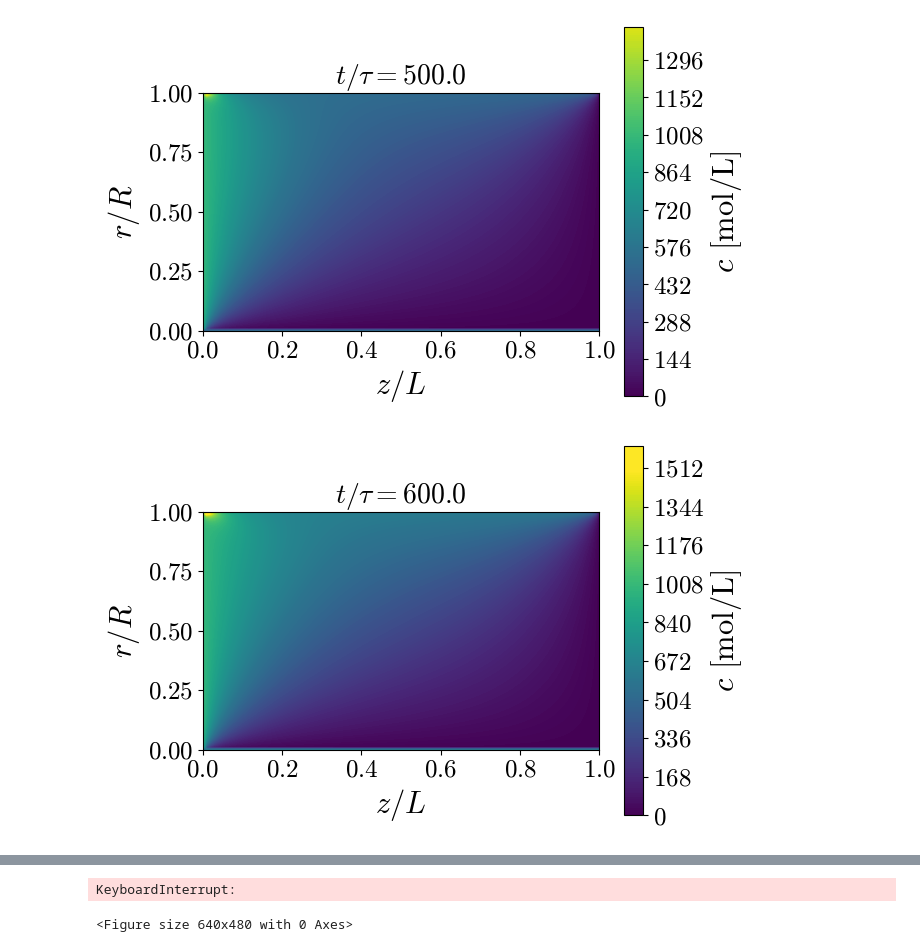
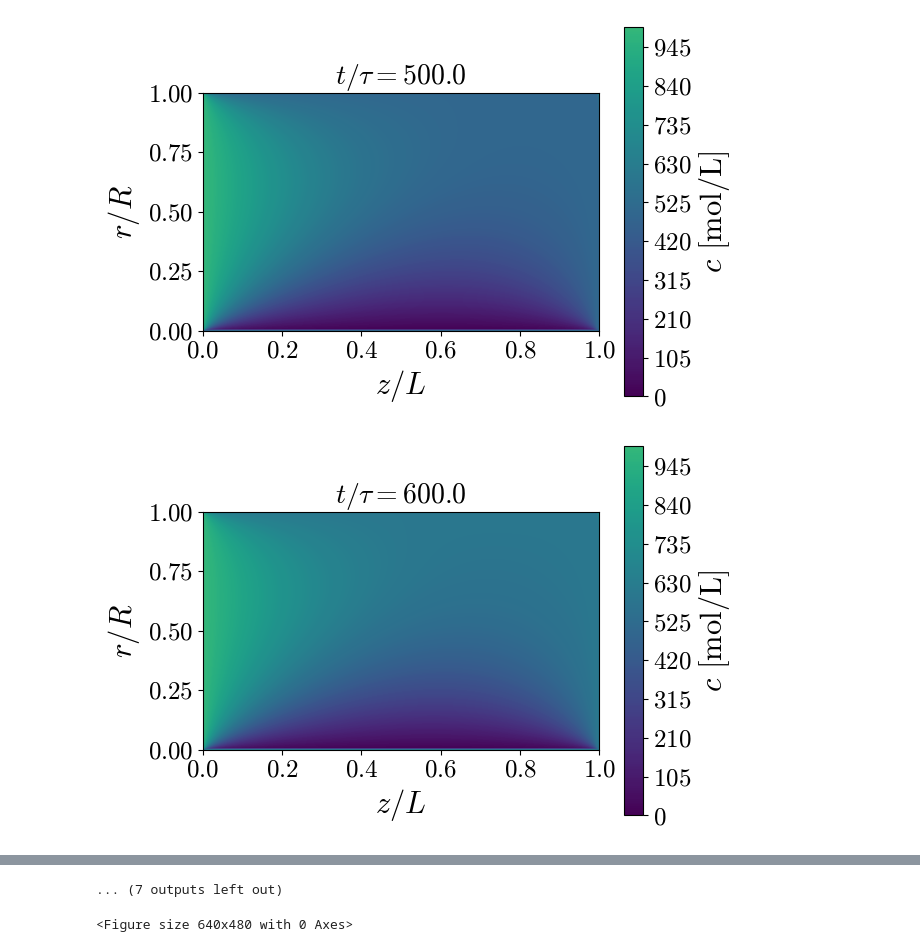
Before and after one commit to TrymNOHG/electro-filter, a Jupyter notebook: waterfilt.ipynb, the cells around one changed output, grey strips where cells are left out. Drawn from its saved outputs; the diff is of its cells as text; code cells hidden in the pictures.

```diff
--- a/waterfilt.ipynb
+++ b/waterfilt.ipynb
@@ -21,12 +21,12 @@ def contour_plot(Z, R, C, cmap='viridis', cbar_label=r'$c$ [mol/L]'):
     plt.gca().set_aspect(aspect=0.6, adjustable='box')
 # %%
 # Global model parameters
-R, L, tf = 1, 1, 3000
+R, L, tf = 1, 1, 5000
 domain = [[0, R], [0, L], [0, tf]]
 
-D, A, B = 1.5, 5.5, 1
+D, A, B = 1, 0.1, 0.1
 
-M, K = 100, 1
+M, K = 200, 1
 h, ht = 1/M, 1/K
 
 z = np.linspace(domain[1][0], domain[1][1], M+1)
@@ -58,7 +58,7 @@ def coeff_matrix(M):
 
     return A
 # %%
-def boundary_vector(grid, k, BC, M):
+def boundary_vector(grid, k, BC, M, Ck):
   z, r = grid
   g1, g2, g3, g4 = BC
 
@@ -66,7 +66,8 @@ def boundary_vector(grid, k, BC, M):
   G = np.zeros((M-1, M-1))
   G[:, 0][::-1] += (gamma-beta[1:-1]) * g1(r[1:-1], t[k+1])
   G[-1, :] += delta * g2(z[1:-1], t[k+1])
-  G[:, -1][::-1] += gamma * g3(r[1:-1], t[k+1])
+  # G[:, -1][::-1] += gamma * g3(r[1:-1], t[k+1])
+  G[:, -1][::-1] += gamma * g3(Ck, 1, -1)
   G[0, :] += (delta+alpha[1:-1]) * g4(z[1:-1], t[k+1])
 
   return G[::-1].ravel()
@@ -110,7 +111,8 @@ def concentration_scheme(grid, k, A, Ck, g, BC, M):
     C = np.zeros((M+1, M+1))
     C[:, 0][::-1] = g1(r, t[k+1])   # Left bnd
     C[-1, :] = g2(z, t[k+1])        # Bottom bnd
-    C[:, -1][::-1] = g3(r, t[k+1])  # Right bnd
+    # C[:, -1][::-1] = g3(r, t[k+1])  # Right bnd
+    C[:, -1][::-1] = g3(Ck, 0, len(r))  # Right bnd
     C[0, :] = g4(z, t[k+1])         # Top bnd
 
     C_interior = sp.linalg.spsolve(A, -(g + Ck[1:-1, 1:-1][::-1].ravel()))
@@ -139,11 +141,12 @@ def e(z, t): # Electric
 #     return i(r, t - delay) - d(r, t - delay)
 #     # return 0
 #     # return np.zeros_like(r)
-def o(c):
+def o(c, start, end):
     """
         Here, a Neumann condition where the concentration at the outlet is equal to the concentration right before the outlet.
     """
-    return c[-2]
+    # return 0
+    return c[-2][start:end]
 def d(z, t): # Deposition Function
     # return np.log((np.exp(t) + 1)/2)
     return np.logaddexp(t, 0) - np.log(2) # Numerically stable
@@ -157,7 +160,7 @@ C0 = f(z, r) # Initial concentration matrix
 Ck = C0
 alphanumeric = 65
 for k in range(len(t)-1):
-    g = boundary_vector(grid, k, BC, M)
+    g = boundary_vector(grid, k, BC, M, Ck)
     C = concentration_scheme(grid, k, A_matr, Ck, g, BC, M)
 
     if (k+1) % 100 == 0:  # Plot every 10th iteration
@@ -177,2 +180,2 @@ for k in range(len(t)-1):
-[figure, old version]
+[figure, new version]
-[figure, old version]
+[figure, new version]
@@ -182,4 +188,4 @@ for k in range(len(t)-1):
-KeyboardInterrupt:
+... (7 outputs left out)
 # %%
 from PIL import Image
 import os
```
Also changed, not shown: parts of 2 cells of this notebook, 1 other file.
